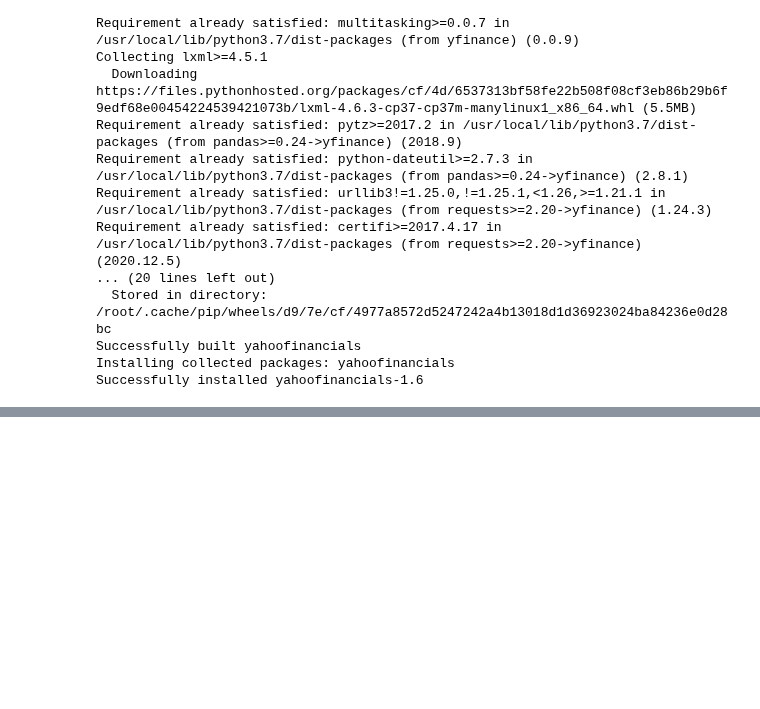
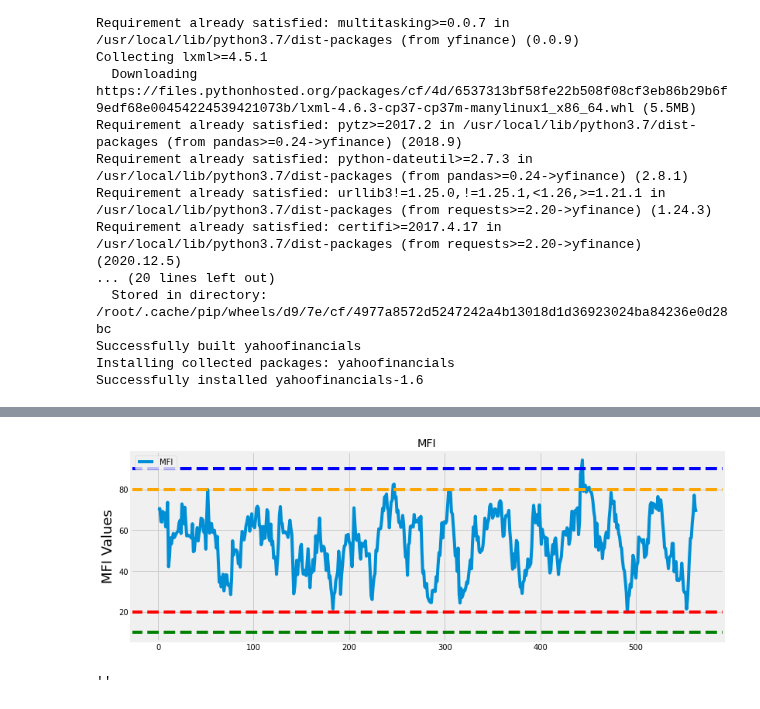
Before and after one commit to xanasa14/Finances, a Jupyter notebook: BuySell.ipynb, the cells around one changed output, grey strips where cells are left out. Saved outputs shown, nothing was run; the diff lists cells and outputs as text; code cells hidden in the pictures; blank space fills up the shorter version.

```diff
--- a/BuySell.ipynb
+++ b/BuySell.ipynb
@@ -326,0 +327,6 @@ Length: 1076, dtype: float64
+# %%
+period =  14 #The typical period used for MFI is 14 days
+# %%
+#Calculate the money flow
+money_flow = typical_price * dataframe['Volume']
+money_flow
@@ -326,0 +365,13 @@ Length: 1076, dtype: float64
+# %%
+#Get all of the positive and negative money flows within the time period
+positive_mf =[]
+negative_mf = []
+#Get all of the positive money flows within the time period
+for i in range(period-1, len(positive_flow)):
+  positive_mf.append(sum(positive_flow[i+1-period : i+1]))
+#Get all of the negative money flows within the time period
+for i in range(period-1, len(negative_flow)):
+  negative_mf.append(sum(negative_flow[i+1-period : i+1]))
+# %%
+mfi = 100 * (np.array(positive_mf) / (np.array(positive_mf)  + np.array(negative_mf) ))
+mfi
@@ -326,0 +396,21 @@ Length: 1076, dtype: float64
+# %%
+# Visually Show The Money Flow Index
+df2 = pd.DataFrame()
+df2['MFI'] = mfi
+#Create and plot the graph
+plt.figure(figsize=(12.2,4.5)) #width = 12.2in, height = 4.5
+plt.plot( df2['MFI'],  label='MFI')#plt.plot( X-Axis , Y-Axis, line_width, alpha_for_blending,  label)
+plt.axhline(10, linestyle='--', color = 'green')  #Over Sold line (Buy)
+plt.axhline(20, linestyle='--',color = 'red')  #Over Sold Line (Buy)
+plt.axhline(80, linestyle='--', color = 'orange')  #Over Bought line (Sell)
+plt.axhline(90, linestyle='--', color = 'blue')  #Over Bought line (Sell)
+plt.title('MFI')
+plt.ylabel('MFI Values',fontsize=18)
+plt.legend(df2.columns.values, loc='upper left')
+plt.show()
+# %% [output]
+[figure, added]
+# %%
+""
+# %% [output]
+''
```
Also changed, not shown: parts of 6 cells of this notebook.
